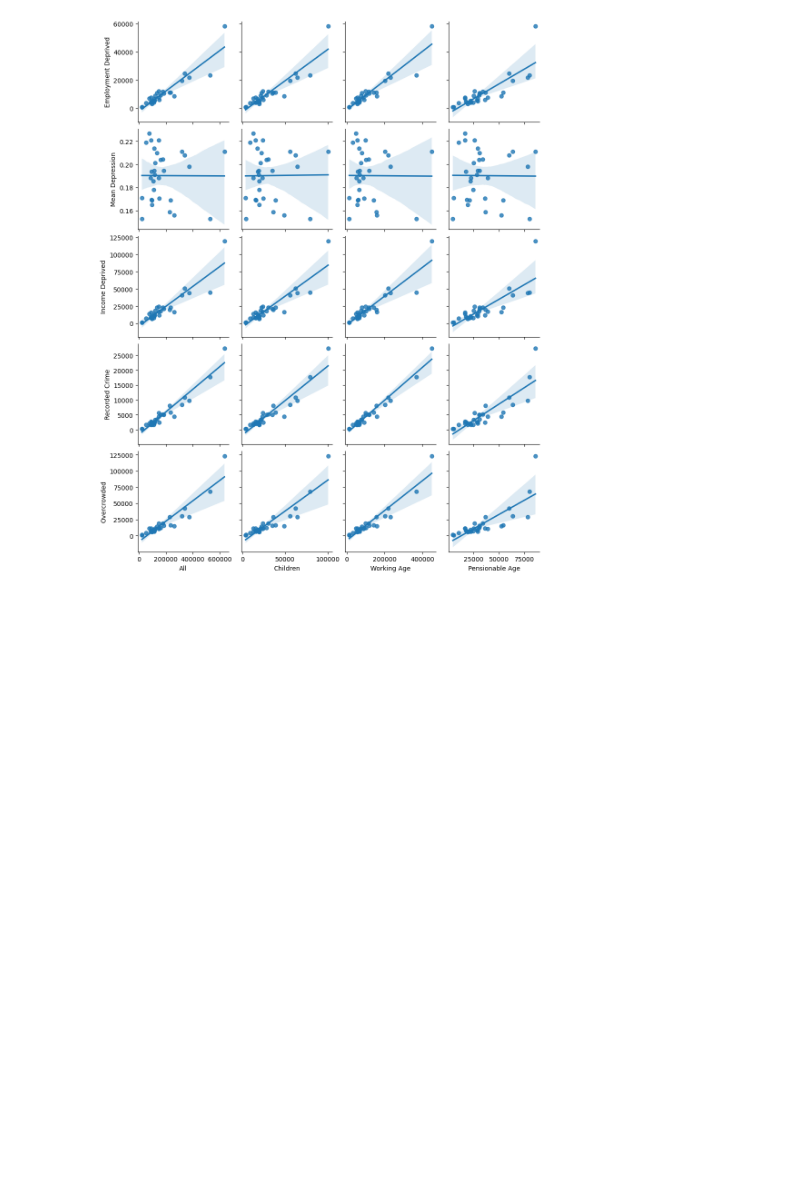
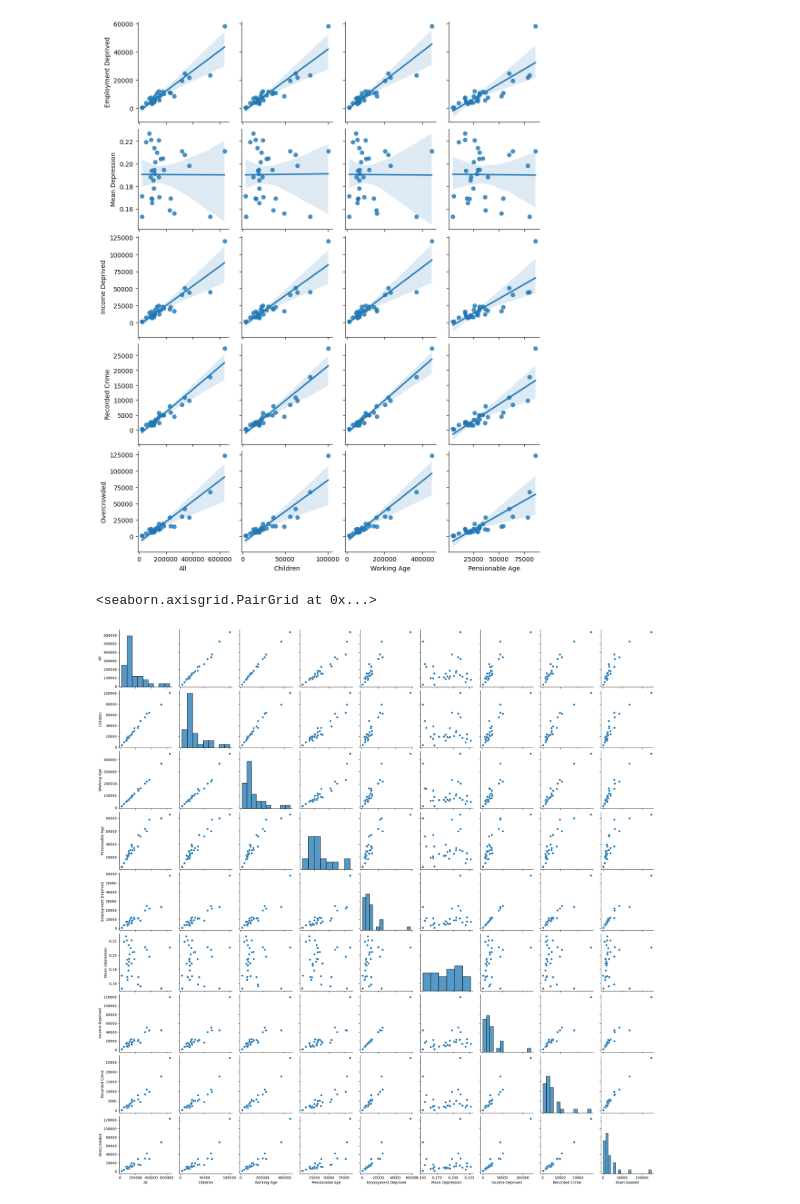
Before and after one commit to ighopresh/ProjectFile, a Jupyter notebook: Implementation_project.ipynb, the cells around one changed output. Saved outputs shown, nothing was run; the diff lists cells and outputs as text; code cells hidden in the pictures; blank space fills up the shorter version.

```diff
--- a/Implementation_project.ipynb
+++ b/Implementation_project.ipynb
@@ -647,3 +647,8 @@ sns.pairplot(data=correlation_df, kind='reg', x_vars=['All',	'Children',	'Workin
 # %% [output]
 <seaborn.axisgrid.PairGrid at 0x...>
 [figure]
+# %%
+sns.pairplot(data=correlation_df)
+# %% [output]
+<seaborn.axisgrid.PairGrid at 0x...>
+[figure, added]
```
Also changed, not shown: parts of 1 cell of this notebook.
